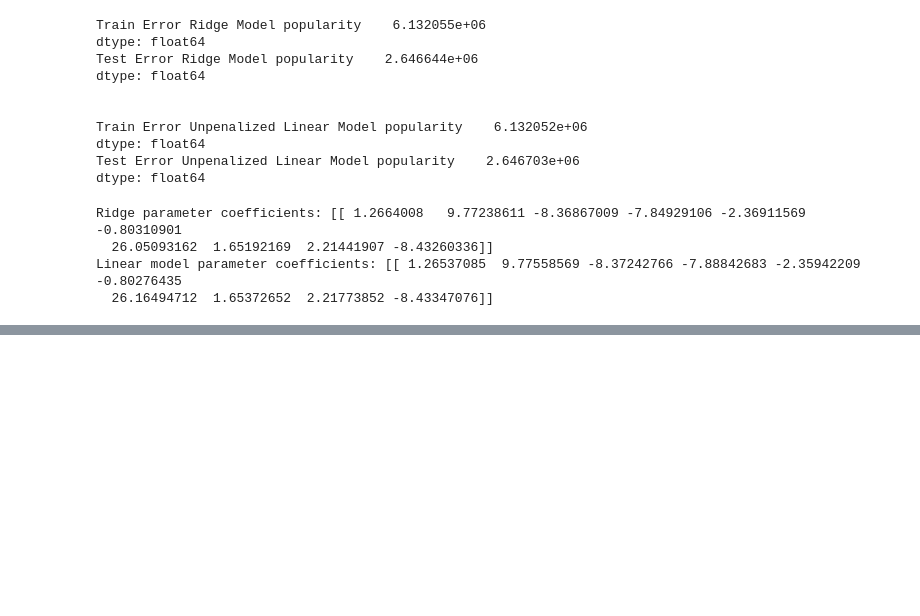
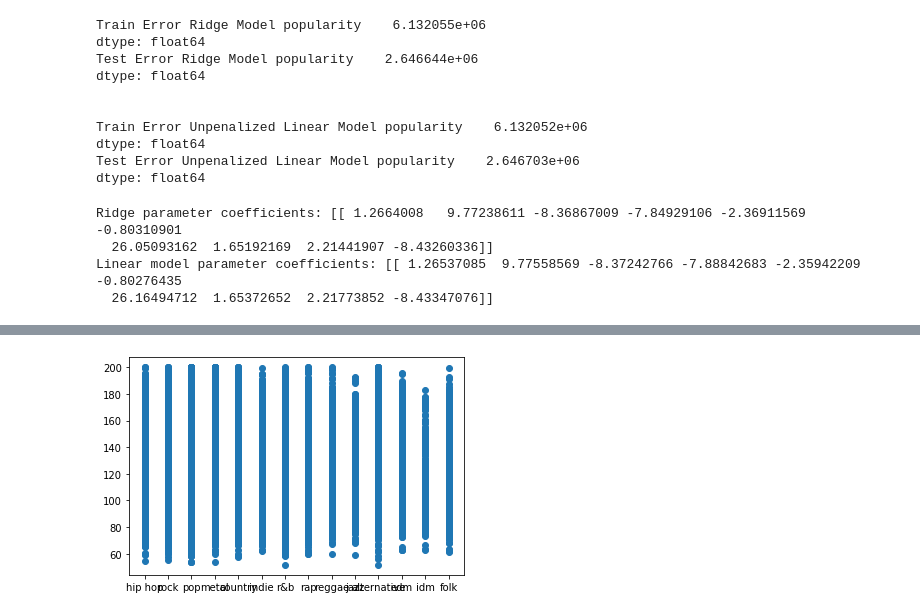
Before and after one commit to fsarraf/Mod4_Project, a Jupyter notebook: Mahima's working notebook.ipynb, the cells around one changed output, grey strips where cells are left out. Drawn from its saved outputs; the diff is of its cells as text; code cells hidden in the pictures; blank space fills up the shorter version.

```diff
--- a/Mahima's working notebook.ipynb
+++ b/Mahima's working notebook.ipynb
@@ -425,0 +437,5 @@ Linear model parameter coefficients: [[ 1.26537085  9.77558569 -8.37242766 -7.88
+# %%
+plt.scatter(tracks.Genres, tracks.tempo)
+plt.show()
+# %% [output]
+[figure, added]
```
Also changed, not shown: parts of 4 cells of this notebook, 12 other files.
